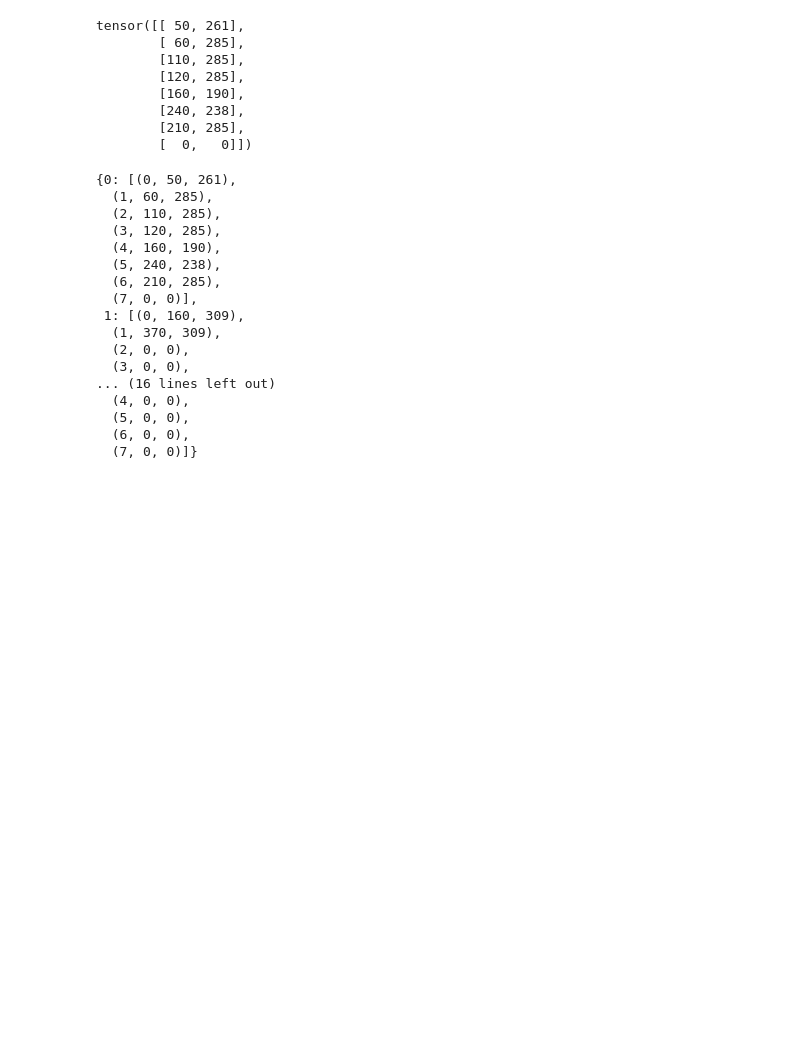
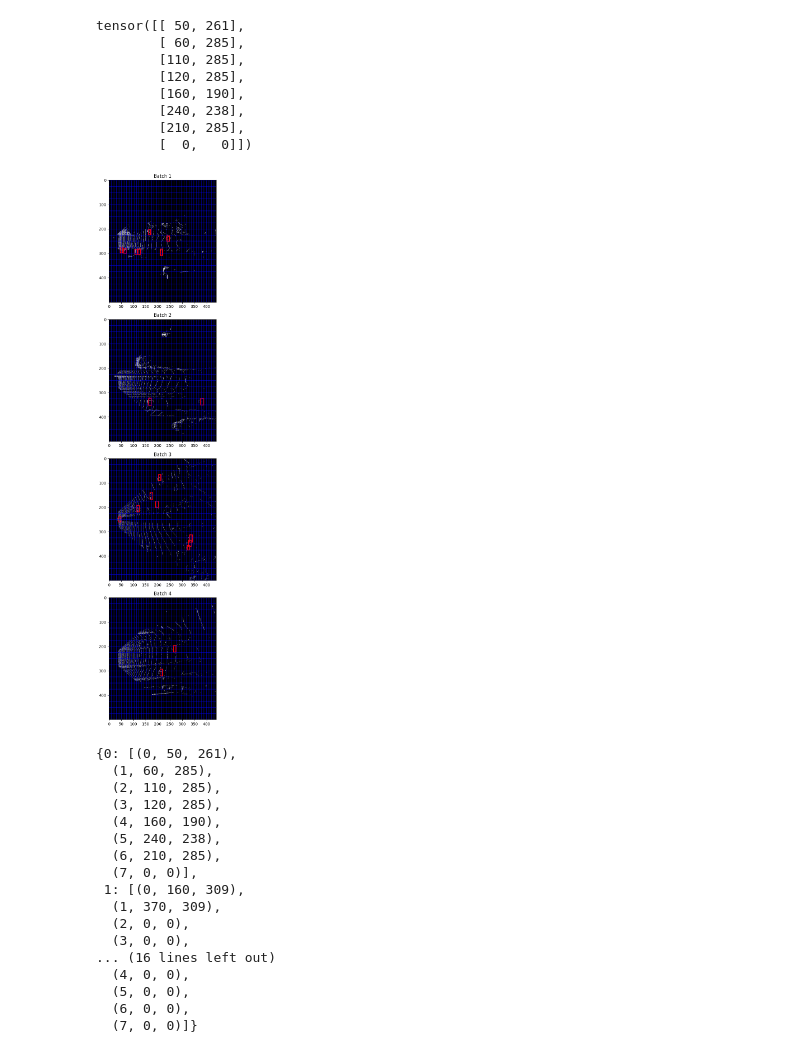
Before and after one commit to YouBotica/PointPillars, a Jupyter notebook: Implementation/PointPillarsNotebook.ipynb, the cells around one changed output. Cells and saved outputs as stored; diff of their text form; code cells hidden in the pictures; blank space fills up the shorter version.

Commit message:
Added rough loss function implementation (only for regression for now)

```diff
--- a/Implementation/PointPillarsNotebook.ipynb
+++ b/Implementation/PointPillarsNotebook.ipynb
@@ -203,33 +203,35 @@ tensor([[ 50, 261],
 # %%
 
 # Ground truth tensor of size (bs, n_boxes, 4)
 gt_boxes_tensor = create_boxes_tensor(batched_labels, attributes_idx)
 
 # Get the roi indices:
 roi_indices = anchor.get_ROI_indices(gt_boxes_tensor=gt_boxes_tensor, scale_factor=1.5,
             feature_map_size=(H,W))
 
 
 # Get IoU tensor and regression targets:
 iou_tensor = anchor.calculate_batch_iou(gt_boxes_tensor)
 '''IoU tensor (batch_size, n_boxes, num_anchors_x, num_anchors_y)'''
 
 
-regression_targets_dict = get_regression_targets(iou_tensor, (H, W), threshold=0.5)
+regression_targets_dict = anchor.get_regression_targets(iou_tensor, (H, W), threshold=0.5)
 '''A dictionary with keys as batch indices and values as lists of
 (box_index, feature_map_x_index, feature_map_y_index'''
 
-regression_targets_tensor = get_regression_targets_tensor(iou_tensor, threshold=0.5)
+regression_targets_tensor = anchor.get_regression_targets_tensor(iou_tensor, (H, W), threshold=0.5)
 
 
 classification_targets_dict = anchor.get_classification_targets(iou_tensor=iou_tensor, feature_map_size=(H,W),
                             background_lower_threshold=0.05, background_upper_threshold=0.25)
 '''A dictionary with keys as batch indices and values as lists of (box_index,
 feature_map_x_index, feature_map_y_index, class_label)'''
 
 
 visualize_batch_bounding_boxes(feature_maps=pseudo_images, boxes_tensor=gt_boxes_tensor,
                                attributes_idx=attributes_idx, visz_anchor=True, anchor=anchor)
+# %% [output]
+[figure, added]
 # %%
 regression_targets_dict
 # %% [output]
```
Also changed, not shown: parts of 6 cells of this notebook.
